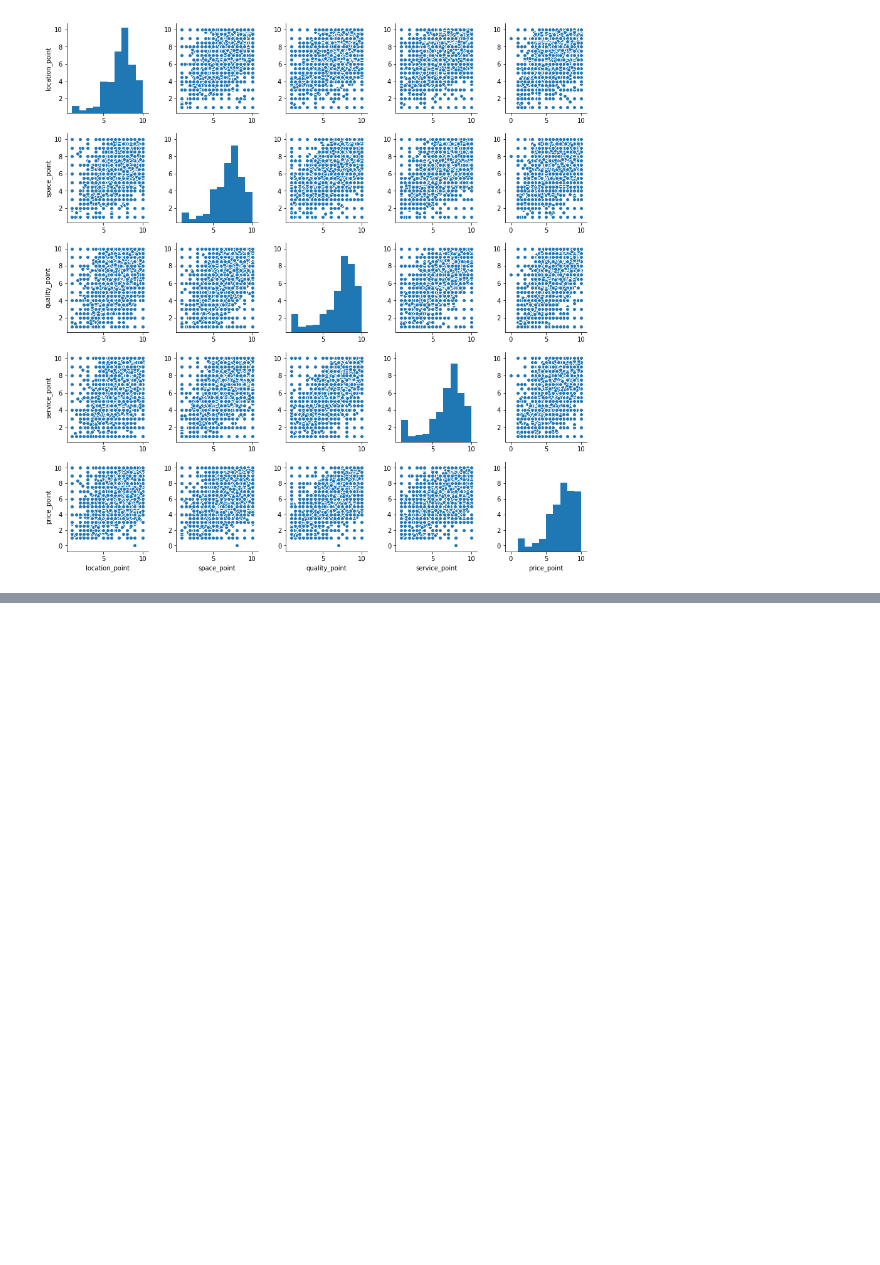
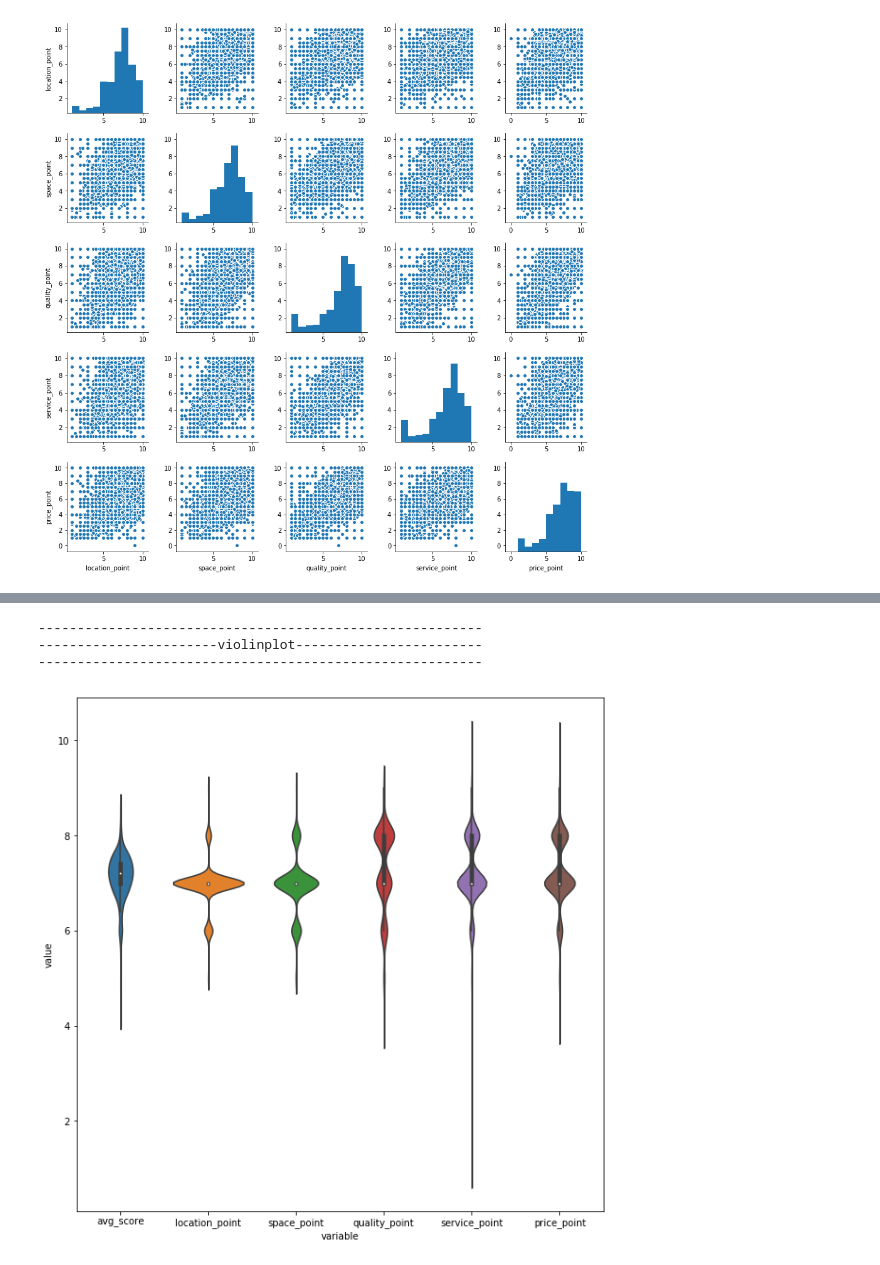
Before and after one commit to lhduc94/Foody_review, a Jupyter notebook: DataMining.ipynb, the cells around one changed output, grey strips where cells are left out. Drawn from its saved outputs; the diff is of its cells as text; code cells hidden in the pictures; blank space fills up the shorter version.

```diff
--- a/DataMining.ipynb
+++ b/DataMining.ipynb
@@ -206,0 +214,7 @@ sns.pairplot(user_ratings_mean[['location_point','space_point','quality_point','
+# %%
+user_describe('d4uch4mh3t_ch0m0tcu0ctjnh')
+# %% [output]
+---------------------------------------------------------
+-----------------------violinplot------------------------
+---------------------------------------------------------
+[figure, added]
```
Also changed, not shown: parts of 1 cell of this notebook, 1 other file.
